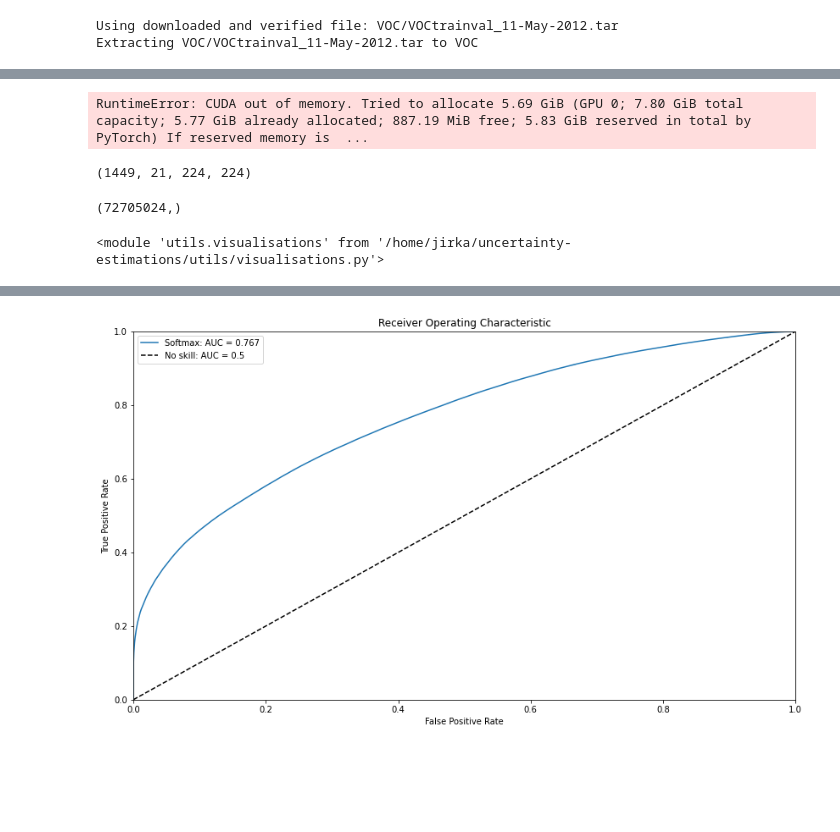
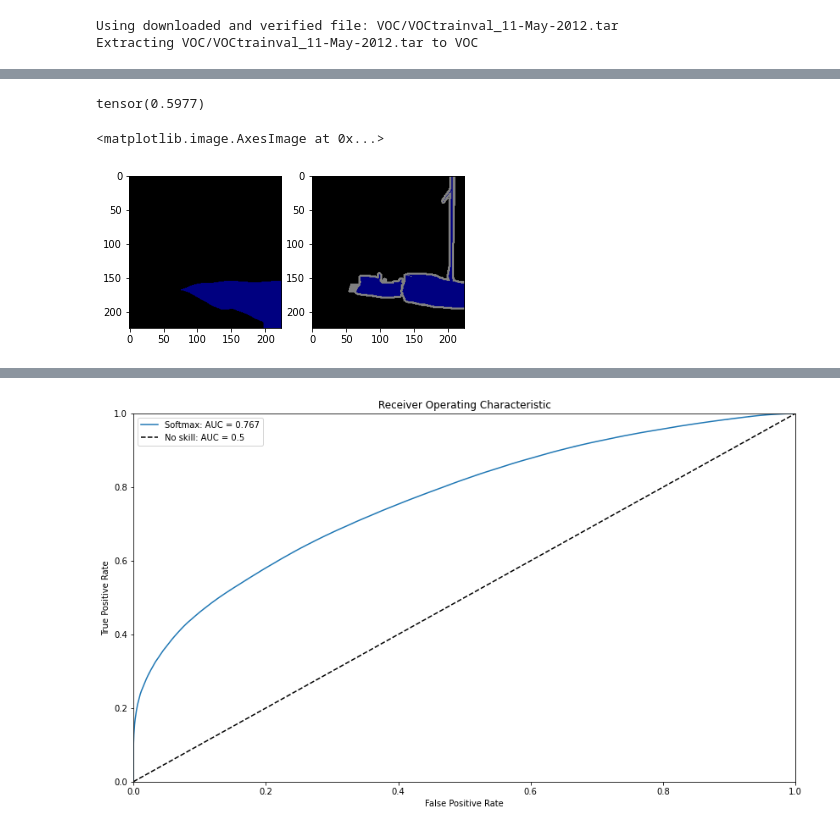
Before and after one commit to vlasakjiri/uncertainty-estimations, a Jupyter notebook: segmentation.ipynb, the cells around one changed output, grey strips where cells are left out. Cells and saved outputs as stored; diff of their text form; code cells hidden in the pictures; blank space fills up the shorter version.

```diff
--- a/segmentation.ipynb
+++ b/segmentation.ipynb
@@ -175,21 +303,18 @@ progress = run_validation(
-# %%
-from utils.temperature_scaling import ModelWithTemperature
-scaled_model = ModelWithTemperature(model)
-scaled_model.set_temperature(data_loader)
-# %% [output]
-RuntimeError: CUDA out of memory. Tried to allocate 5.69 GiB (GPU 0; 7.80 GiB total capacity; 5.77 GiB already allocated; 887.19 MiB free; 5.83 GiB reserved in total by PyTorch) If reserved memory is  ...
-# %%
-print(progress.probs.shape)
-progress.predictions.shape
-progress.max_probs.shape
-# %% [output]
-(1449, 21, 224, 224)
-(72705024,)
-# %%
-import importlib
-importlib.reload(utils.visualisations)
-# %% [output]
-<module 'utils.visualisations' from '/home/jirka/uncertainty-estimations/utils/visualisations.py'>
+# %%
+preds = torch.Tensor(progress.predictions).to(torch.uint8)
+labels = torch.Tensor(progress.labels.reshape(progress.predictions.shape)).to(torch.uint8)
+
+print(torchmetrics.functional.jaccard_index(preds, labels))
+# print(torchmetrics.functional.dice_score(preds, labels, ignore_index=21, num_classes=22))
+# %% [output]
+tensor(0.5977)
+# %%
+fig, axs = plt.subplots(1, 2)
+axs[0].imshow(decode_segmap(progress.predictions[2]))
+axs[1].imshow(decode_segmap(labels[2]))
+# %% [output]
+<matplotlib.image.AxesImage at 0x...>
+[figure, added]
 # %%
 # nll = nn.CrossEntropyLoss()(torch.tensor(progress.logits), torch.tensor(
 #     progress.labels, dtype=torch.long)).item()
```
Also changed, not shown: parts of 9 cells of this notebook, 2 other files.
